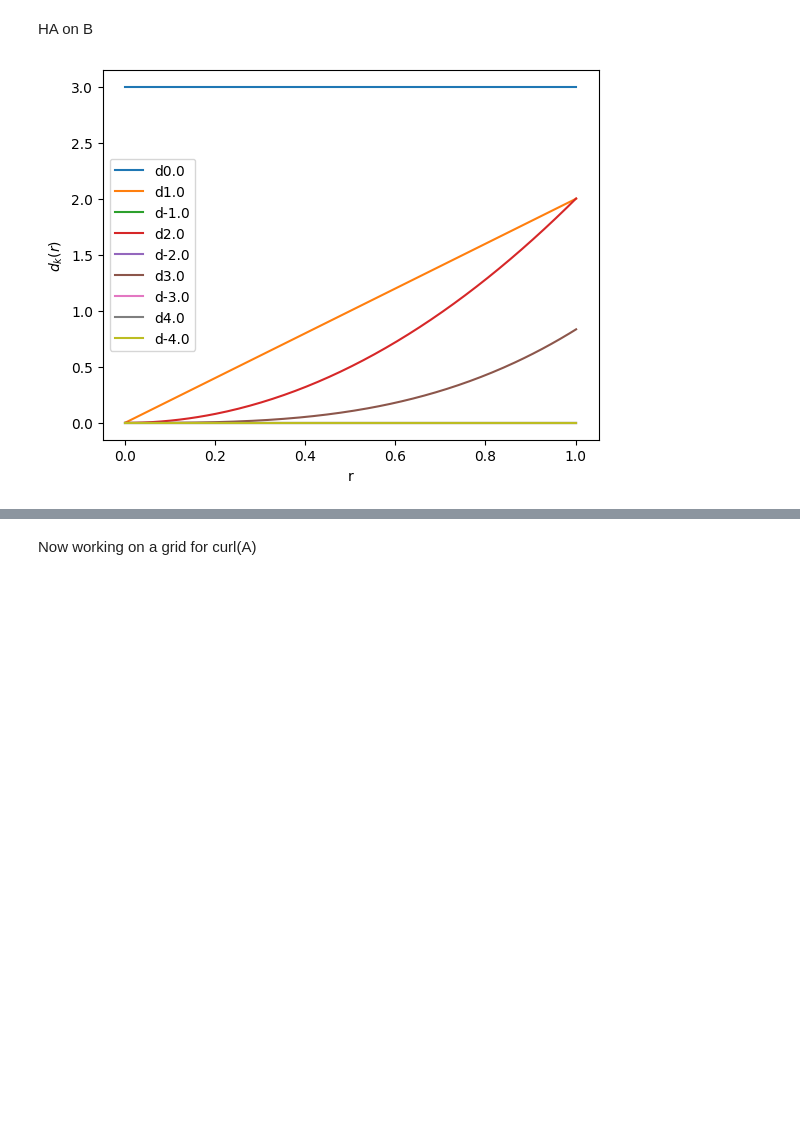
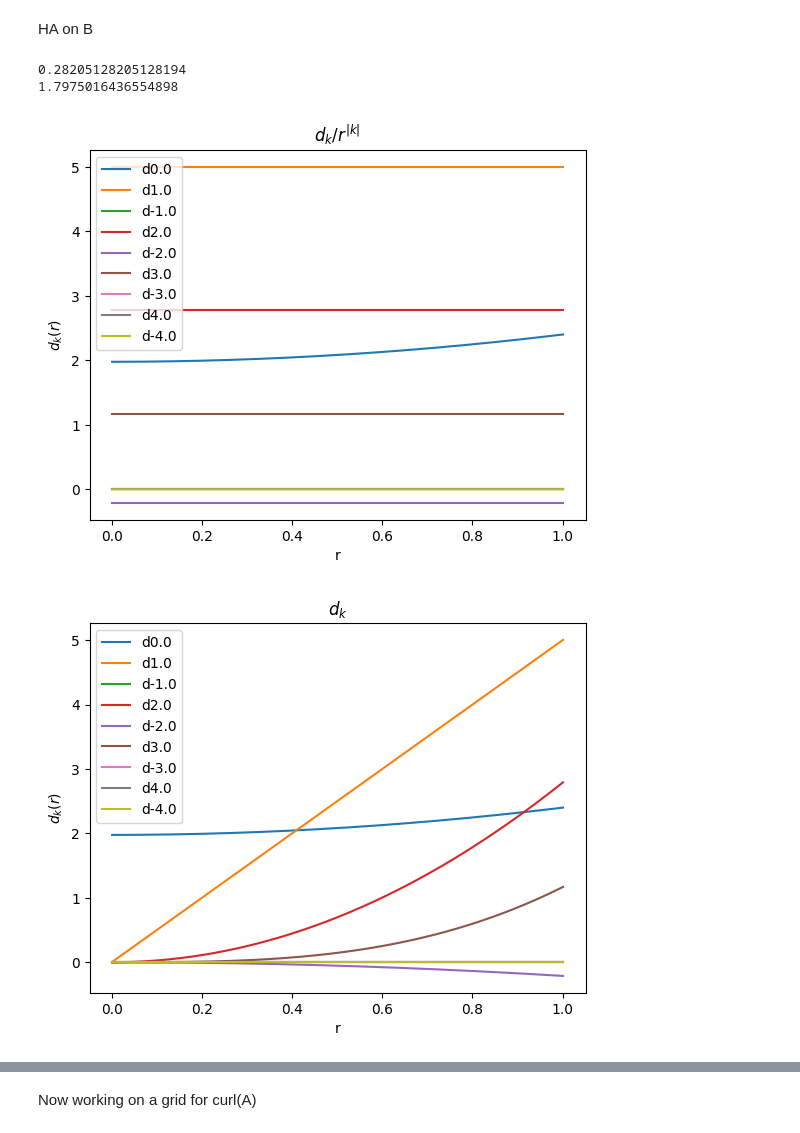
Before and after one commit to marcoliniF/bpmeth, a Jupyter notebook: preliminaryTrials/2.3abphiBABab_roundmeshgrid.ipynb, the cells around one changed output, grey strips where cells are left out. Cells and saved outputs as stored; diff of their text form; code cells hidden in the pictures; blank space fills up the shorter version.

```diff
--- a/preliminaryTrials/2.3abphiBABab_roundmeshgrid.ipynb
+++ b/preliminaryTrials/2.3abphiBABab_roundmeshgrid.ipynb
@@ -7,8 +7,8 @@ from sympy import lambdify
 from sympy.abc import x, y, s
 # %%
 #start from multipole coeefficients a_n(s)=a1,a2,... and b_n(s)
-a_coeffs = ["2-s",5,12,9]
-b_coeffs = [3,2,4,5]
+a_coeffs = [1,2,3,4]
+b_coeffs = ["2-s**3",5,6,7]
 #get bpmeth opbject
 expansion=bpmeth.FieldExpansion(a=a_coeffs, b=b_coeffs)
 #expansion.plot_components()
@@ -243,6 +244,8 @@ def rt2xy(r,theta):
     return r*np.cos(theta), r*np.sin(theta) #cartesian positions of points on which i have the field B_func
 sindex=25
 s_fixed=ss[sindex]
+print(s_fixed)
+print(2-s_fixed+s_fixed**2)
 nk=4 #maximum abs of k
 
 def ByiBx(x, y):#analytical definition of By + i*Bx
@@ -254,35 +257,51 @@ rr=np.linspace(rmin,rmax,nr)
 #   x,y=rt2xy(r,theta)
 
 
 def dkharmonics(ByiBx=ByiBx, rr=rr,nk=nk,ntheta=102):
   '''
   returns dk as function of r
   '''
   out=np.empty((len(rr),2*nk+1),dtype=complex) #prepare to store dk's as functions of r0
   theta=np.arange(ntheta)/ntheta*2*np.pi
   for ir,r in enumerate(rr):
     x,y=rt2xy(r,theta)
     b=ByiBx(x,y)
     d=np.fft.fft(b)/ntheta #discrete fourier coefficients: dk at this r0
     out[ir,0]=d[0]#k=0
     out[ir,1::2]=d[1:nk+1] #first "fourier frequencies" are for positive k, stored in odd indexes
     out[ir,2::2]=d[ntheta:ntheta-nk-1:-1]#the last ones are for negative frequencies (take them in reverse order), stored in even indexes
   return out
 
 dkofr=dkharmonics(rr=rr)
-
+#plot dk(r)/r^|k|
+for ki in range(2*nk+1): #plot dk(r)
+  if ki % 2 != 0: #odd array indexes are storing positive k's
+    plt.plot(rarr[:,0,sindex], dkofr[:,ki]/rarr[:,0,sindex]**((ki+1)/2), label='d'+str((ki+1)/2))
+  else:#even idexes->negative k's
+    plt.plot(rarr[:,0,sindex], dkofr[:,ki]/rarr[:,0,sindex]**((ki)/2), label='d'+str(-ki/2))
+plt.xlabel('r')
+plt.ylabel('$d_k(r)$')
+#plt.plot(rarr[:,0,sindex],dkofr[:,4], label='ppp')
+plt.legend()
+plt.title('$d_k/r^{|k|}$')
+plt.show()
+#plot dk(r)
 for ki in range(2*nk+1): #plot dk(r)
   if ki % 2 != 0: #odd array indexes are storing positive k's
     plt.plot(rarr[:,0,sindex], dkofr[:,ki], label='d'+str((ki+1)/2))
   else:#even idexes->negative k's
     plt.plot(rarr[:,0,sindex], dkofr[:,ki], label='d'+str(-ki/2))
 plt.xlabel('r')
 plt.ylabel('$d_k(r)$')
 #plt.plot(rarr[:,0,sindex],dkofr[:,4], label='ppp')
 plt.legend()
+plt.title("$d_k$")
 plt.show()
 # %% [output]
+0.28205128205128194
+1.7975016436554898
-[figure, old version]
+[figure, new version]
+[figure, added]
 # %%
 
 def dklfit(dkofrarray,rr,nk, nl):
```
Also changed, not shown: parts of 17 cells of this notebook.
